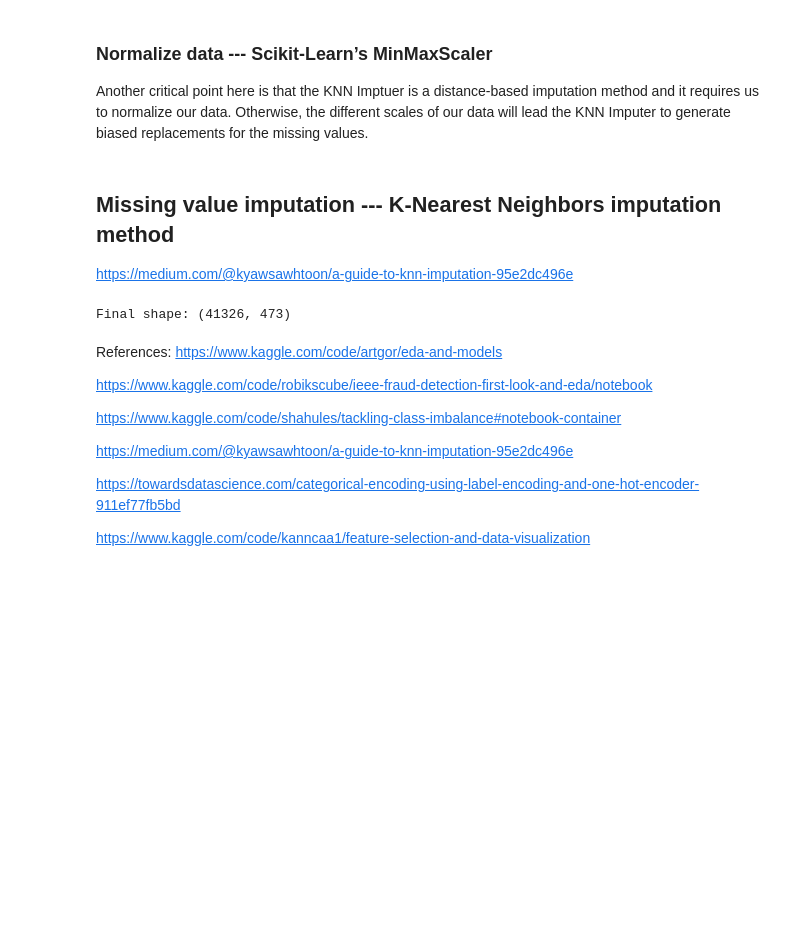
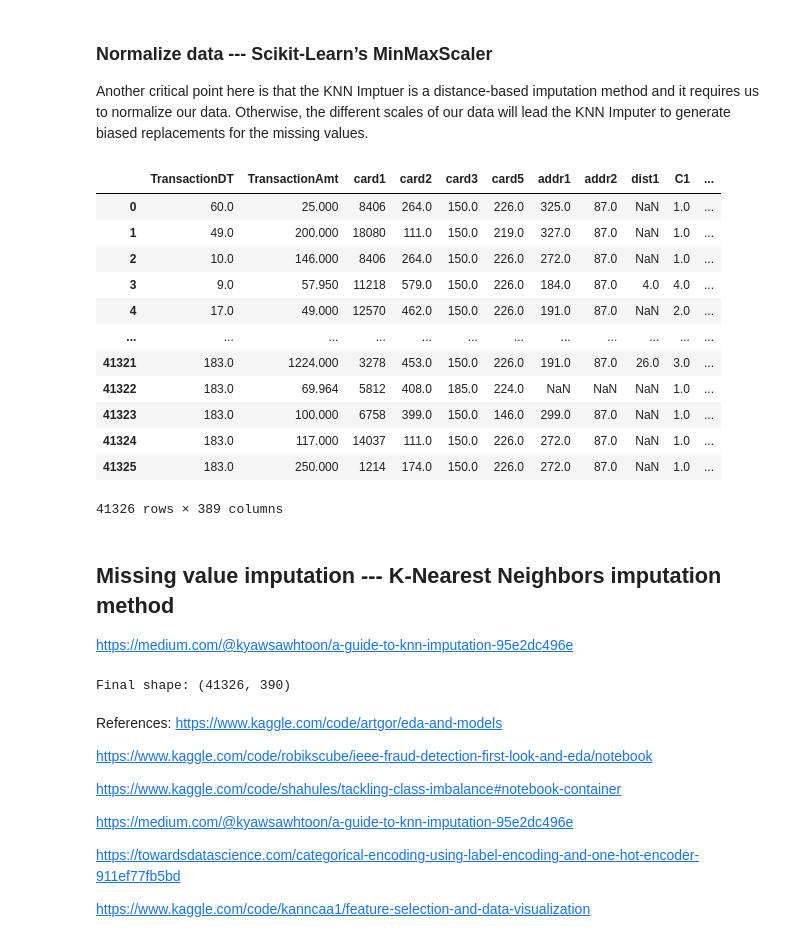
Before and after one commit to ireydiak/fraud_detection, a Jupyter notebook: fraud_detection/notebooks/data-processing-v1.ipynb, the cells around one changed output. Drawn from its saved outputs; the diff is of its cells as text; code cells hidden in the pictures; blank space fills up the shorter version.

```diff
--- a/fraud_detection/notebooks/data-processing-v1.ipynb
+++ b/fraud_detection/notebooks/data-processing-v1.ipynb
@@ -46,11 +44,0 @@ we need to clean up the features based on their email domain (“P_emaildomain
-# %%
-for col in ['P_emaildomain','R_emaildomain']:
-    # For train
-    train.loc[train[col].isin(['yahoo.co.jp','yahoo.co.uk', 'yahoo.com', 'yahoo.com.mx', 'yahoo.de', 'yahoo.es',
-       'yahoo.fr', 'ymail.com']),col] = "Yahoo"
-    train.loc[train[col].isin(['gmail','gmail.com']),col] = "Gmail"
-    train.loc[train[col].isin(['hotmail.co.uk','hotmail.com','hotmail.de', 'hotmail.es', 'hotmail.fr']),col] = "Hotmail"
-    train.loc[train[col].isin(['live.com', 'live.com.mx', 'live.fr']),col] = "Live"
-    train.loc[train[col].isin(['outlook.com', 'outlook.es']),col] = "Outlook"
-    train.loc[train[col].isin(['netzero.com', 'netzero.net']),col] = "Netzero"
-    train.loc[train[col].isin(['frontier.com', 'frontiernet.net']),col] = "Frontiernet"
@@ -91,7 +45,9 @@ array(['Frontiernet', 'Gmail', 'Hotmail', 'Live', 'Netzero', 'Outlook',
 # %%
+train["has_sender_email"] = train["P_emaildomain"].isna().astype(np.uint8)
+train["has_recipient_email"] = train["R_emaildomain"].isna().astype(np.uint8)
 train["has_device"] = train["DeviceInfo"].isna().astype(np.uint8)
 train["has_browser"] = train["id_31"].isna().astype(np.uint8)
-train = train.drop(["id_31", "DeviceInfo", "DeviceType"], axis=1)
+train = train.drop(["id_31", "DeviceInfo", "DeviceType", "P_emaildomain", "R_emaildomain"], axis=1)
 # %% [markdown]
 ## Transfer “TransactionDT”
 The variabele “TransactionDT” in the Transaction dataset is a timedelta from a given reference datetime (not an actual timestamp). The minimum value of “TransactionDT” is 86400 which corresponds to the number of seconds in a day (60*60*24 = 86400). Therefore, it is possible the unit of this variable is seconds. The maximum value of “TransactionDT” is 15811131. It is reasonable to conclude that the data spans 6 months (15811131-86400)/86400/30 = 6.066.
@@ -242,6 +198,22 @@ from sklearn.preprocessing import MinMaxScaler
 
 scaler = MinMaxScaler()
 df_balanced = scaler.fit_transform(df_balanced)
+# %%
+X_balanced
+# %% [output]
+|  | TransactionDT | TransactionAmt | card1 | card2 | card3 | card5 | addr1 | addr2 | dist1 | C1 | ... |
+| 0 | 60.0 | 25.000 | 8406 | 264.0 | 150.0 | 226.0 | 325.0 | 87.0 | NaN | 1.0 | ... |
+| 1 | 49.0 | 200.000 | 18080 | 111.0 | 150.0 | 219.0 | 327.0 | 87.0 | NaN | 1.0 | ... |
+| 2 | 10.0 | 146.000 | 8406 | 264.0 | 150.0 | 226.0 | 272.0 | 87.0 | NaN | 1.0 | ... |
+| 3 | 9.0 | 57.950 | 11218 | 579.0 | 150.0 | 226.0 | 184.0 | 87.0 | 4.0 | 4.0 | ... |
+| 4 | 17.0 | 49.000 | 12570 | 462.0 | 150.0 | 226.0 | 191.0 | 87.0 | NaN | 2.0 | ... |
+| ... | ... | ... | ... | ... | ... | ... | ... | ... | ... | ... | ... |
+| 41321 | 183.0 | 1224.000 | 3278 | 453.0 | 150.0 | 226.0 | 191.0 | 87.0 | 26.0 | 3.0 | ... |
+| 41322 | 183.0 | 69.964 | 5812 | 408.0 | 185.0 | 224.0 | NaN | NaN | NaN | 1.0 | ... |
+| 41323 | 183.0 | 100.000 | 6758 | 399.0 | 150.0 | 146.0 | 299.0 | 87.0 | NaN | 1.0 | ... |
+| 41324 | 183.0 | 117.000 | 14037 | 111.0 | 150.0 | 226.0 | 272.0 | 87.0 | NaN | 1.0 | ... |
+| 41325 | 183.0 | 250.000 | 1214 | 174.0 | 150.0 | 226.0 | 272.0 | 87.0 | NaN | 1.0 | ... |
+41326 rows × 389 columns
 # %% [markdown]
 ## Missing value imputation --- K-Nearest Neighbors imputation method
 https://medium.com/@kyawsawhtoon/a-guide-to-knn-imputation-95e2dc496e
@@ -252,5 +224,5 @@ imputer = KNNImputer(n_neighbors=10)
 knn_features = imputer.fit_transform(df_balanced)
 print("Final shape: {}".format(knn_features.shape))
 # %% [output]
-Final shape: (41326, 473)
+Final shape: (41326, 390)
 # %%
```
Also changed, not shown: parts of 7 cells of this notebook, 6 other files.
